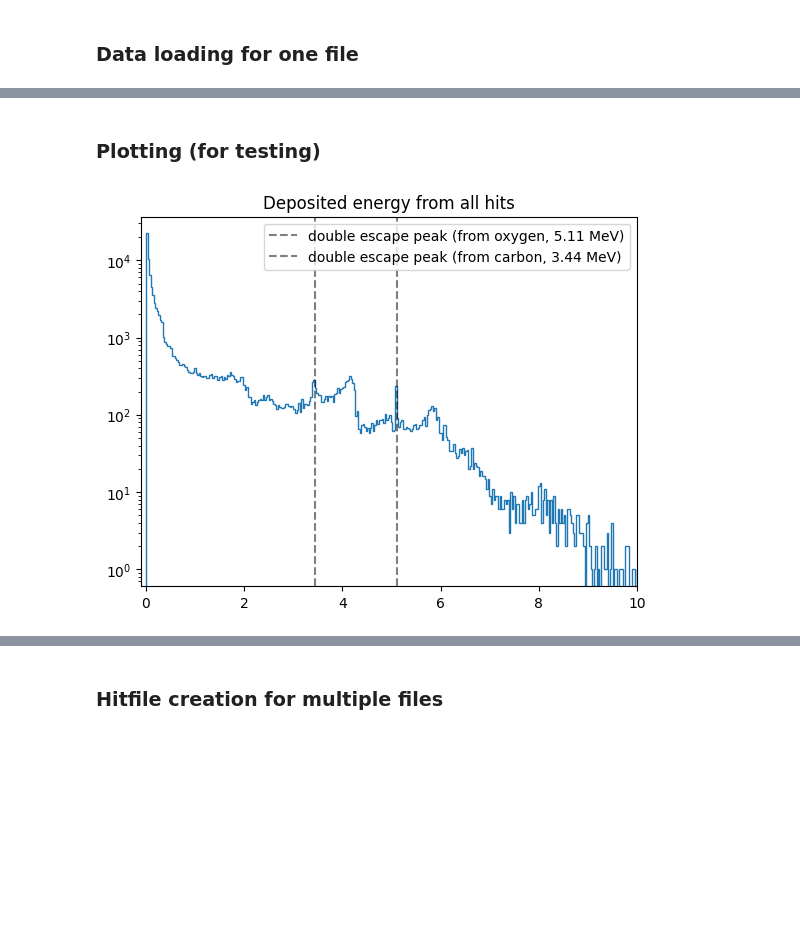
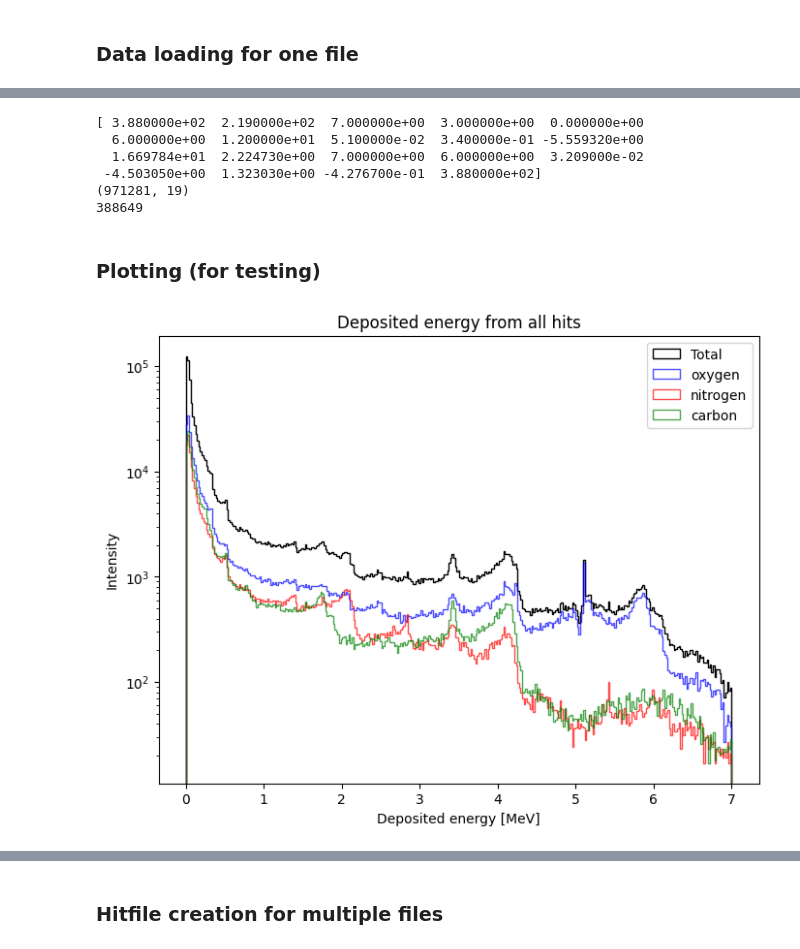
Before and after one commit to Bioproton/MedicalPhysicsScripts, a Jupyter notebook: NOVO/Spectroscopy/Data/test_data_loading.ipynb, the cells around one changed output, grey strips where cells are left out. Saved outputs shown, nothing was run; the diff lists cells and outputs as text; code cells hidden in the pictures; blank space fills up the shorter version.

```diff
--- a/NOVO/Spectroscopy/Data/test_data_loading.ipynb
+++ b/NOVO/Spectroscopy/Data/test_data_loading.ipynb
@@ -68,23 +130,62 @@ def get_gamma_hits(gamma_hits_path):
 hit_array = get_gamma_hits(gamma_hits_path)
 # %%
 energy_dep = hit_array[:,7]
+Z_array = hit_array[:,5]
+A_array = hit_array[:,6]
+
+energy_dep_O16 = []
+energy_dep_N14 = []
+energy_dep_C12 = []
+
+for i in range(len(energy_dep)):
+    if Z_array[i] == 8.0 and A_array[i] == 16.0:
+        energy_dep_O16.append(energy_dep[i])
+    if Z_array[i] == 7.0 and A_array[i] == 14.0:
+        energy_dep_N14.append(energy_dep[i])
+    if Z_array[i] == 6.0 and A_array[i] == 12.0:
+        energy_dep_C12.append(energy_dep[i])
+
+print(hit_array[0])
+print(hit_array.shape)
+print(len(energy_dep_O16))
+# %% [output]
+[ 3.880000e+02  2.190000e+02  7.000000e+00  3.000000e+00  0.000000e+00
+  6.000000e+00  1.200000e+01  5.100000e-02  3.400000e-01 -5.559320e+00
+  1.669784e+01  2.224730e+00  7.000000e+00  6.000000e+00  3.209000e-02
+ -4.503050e+00  1.323030e+00 -4.276700e-01  3.880000e+02]
+(971281, 19)
+388649
 # %% [markdown]
 ### Plotting (for testing)
 # %%
-plt.figure()
+plt.figure(figsize=(8,6))
 plt.title("Deposited energy from all hits")
+bins = np.linspace(0, 7, 350)
 
-plt.hist(energy_dep, bins = 500, histtype = "step")
-plt.axvline(x = 5.11, color = "black", linestyle = "--", alpha = 0.5, label = "double escape peak (from oxygen, 5.11 MeV)")
-plt.axvline(x = 3.44, color = "black", linestyle = "--", alpha = 0.5, label = "double escape peak (from carbon, 3.44 MeV)")
+plt.hist(energy_dep, bins = bins, histtype = "step", color = "black", label = "Total")
+plt.hist(energy_dep_O16, bins = bins, histtype = "step", color = "blue", label = "oxygen", alpha = 0.7)
+plt.hist(energy_dep_N14, bins = bins, histtype = "step", color = "red", label = "nitrogen", alpha = 0.7)
+plt.hist(energy_dep_C12, bins = bins, histtype = "step", color = "green", label = "carbon", alpha = 0.7)
+
+
+#plt.axvline(x = 5.11, color = "black", linestyle = "--", alpha = 0.5, label = "DEP: 6.13 --> 5.11 MeV")
+#plt.axvline(x = 3.42, color = "black", linestyle = "--", alpha = 0.5, label = "DEP: 4.44 --> 3.42 MeV")
+#plt.axvline(x = 4.996, color = "black", linestyle = "--", alpha = 0.5, label = "compton edge for 5.24")
+
+#plt.axvline(x = 0.530, color = "black", linestyle = "--", alpha = 0.5, label = "compton edge from 0.718")
+#plt.axvline(x = 0.278, color = "black", linestyle = "--", alpha = 0.5, label = "compton edge from ")
+#plt.axvline(x = 2.508, color = "black", linestyle = "--", alpha = 0.5, label = "compton edge from 2.742")
+#plt.axvline(x = 1.773, color = "black", linestyle = "--", alpha = 0.5, label = "compton edge from around 2 MeV")
+#plt.axvline(x = 2.120, color = "black", linestyle = "--", alpha = 0.5, label = "compton edge from around 2.35 MeV")
 
 plt.yscale("log")
-plt.xlim(-0.1, 10)
+plt.xlabel("Deposited energy [MeV]")
+plt.ylabel("Intensity")
 plt.legend()
 
 plt.show()
 # %% [output]
-[figure, old version]
+[figure, new version]
 # %%
 icodes = hit_array[:,1]
 ncases = hit_array[:,0]
```
Also changed, not shown: parts of 57 cells of this notebook, 5 other files.
